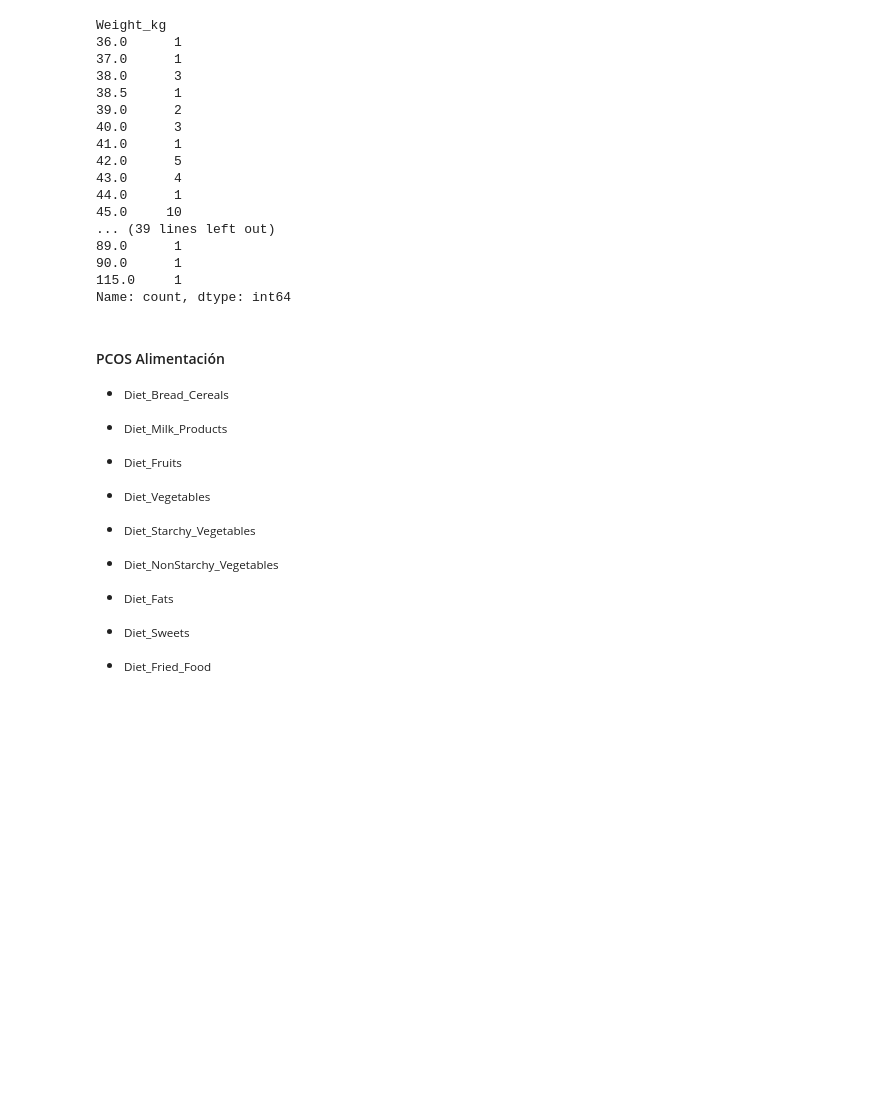
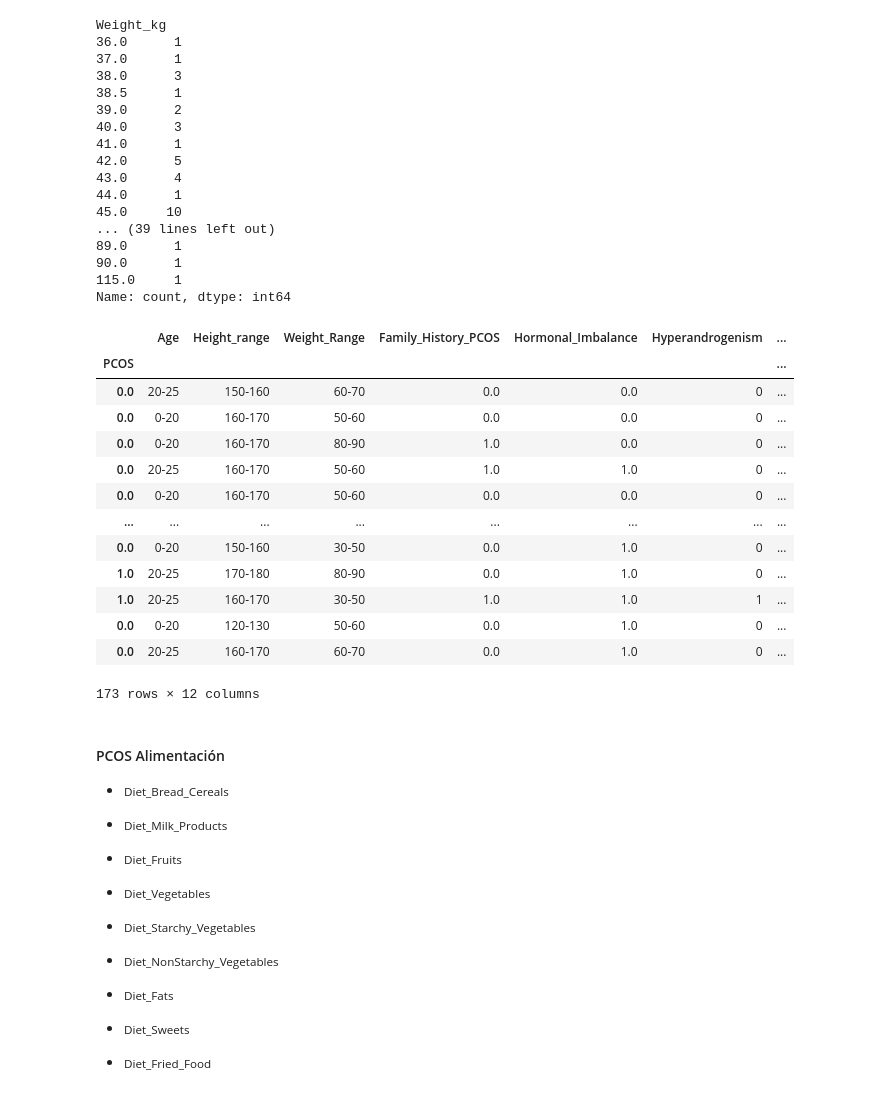
Before and after one commit to aanearana/EDA_PCOS, a Jupyter notebook: memoria/pcos.ipynb, the cells around one changed output. Saved outputs shown, nothing was run; the diff lists cells and outputs as text; code cells hidden in the pictures; blank space fills up the shorter version.

```diff
--- a/memoria/pcos.ipynb
+++ b/memoria/pcos.ipynb
@@ -239,9 +254,23 @@ mapping_conception = {
 pcos_limp['Conception_Difficulty'] = pcos['Conception_Difficulty'].map(mapping_conception)
 # %%
 pcos_genetica = pcos_limp[['PCOS', 'Age','Height_range', 'Weight_Range', 'Family_History_PCOS', 'Hormonal_Imbalance', 'Hyperandrogenism', 'Hirsutism', 'Mental_Health', 'Conception_Difficulty', 'Insulin_Resistance', 'Diabetes', 'Cardiovascular_Disease']]
-pcos_genetica = pcos_genetica.set_index('PCOS', inplace=True)
-
+pcos_genetica = pcos_genetica.set_index('PCOS')
 pcos_genetica
+# %% [output]
+|  | Age | Height_range | Weight_Range | Family_History_PCOS | Hormonal_Imbalance | Hyperandrogenism | ... |
+| PCOS |  |  |  |  |  |  | ... |
+| 0.0 | 20-25 | 150-160 | 60-70 | 0.0 | 0.0 | 0 | ... |
+| 0.0 | 0-20 | 160-170 | 50-60 | 0.0 | 0.0 | 0 | ... |
+| 0.0 | 0-20 | 160-170 | 80-90 | 1.0 | 0.0 | 0 | ... |
+| 0.0 | 20-25 | 160-170 | 50-60 | 1.0 | 1.0 | 0 | ... |
+| 0.0 | 0-20 | 160-170 | 50-60 | 0.0 | 0.0 | 0 | ... |
+| ... | ... | ... | ... | ... | ... | ... | ... |
+| 0.0 | 0-20 | 150-160 | 30-50 | 0.0 | 1.0 | 0 | ... |
+| 1.0 | 20-25 | 170-180 | 80-90 | 0.0 | 1.0 | 0 | ... |
+| 1.0 | 20-25 | 160-170 | 30-50 | 1.0 | 1.0 | 1 | ... |
+| 0.0 | 0-20 | 120-130 | 50-60 | 0.0 | 1.0 | 0 | ... |
+| 0.0 | 20-25 | 160-170 | 60-70 | 0.0 | 1.0 | 0 | ... |
+173 rows × 12 columns
 # %% [markdown]
 #### PCOS Alimentación
 - <small>Diet_Bread_Cereals</small>
```
Also changed, not shown: parts of 13 cells of this notebook, 2 other files.
